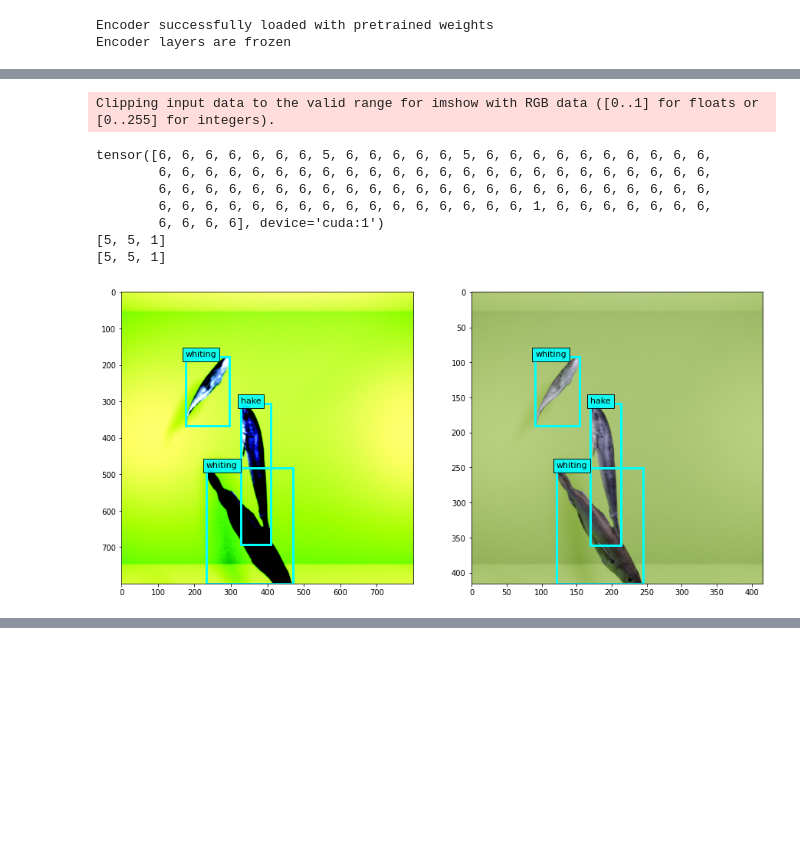
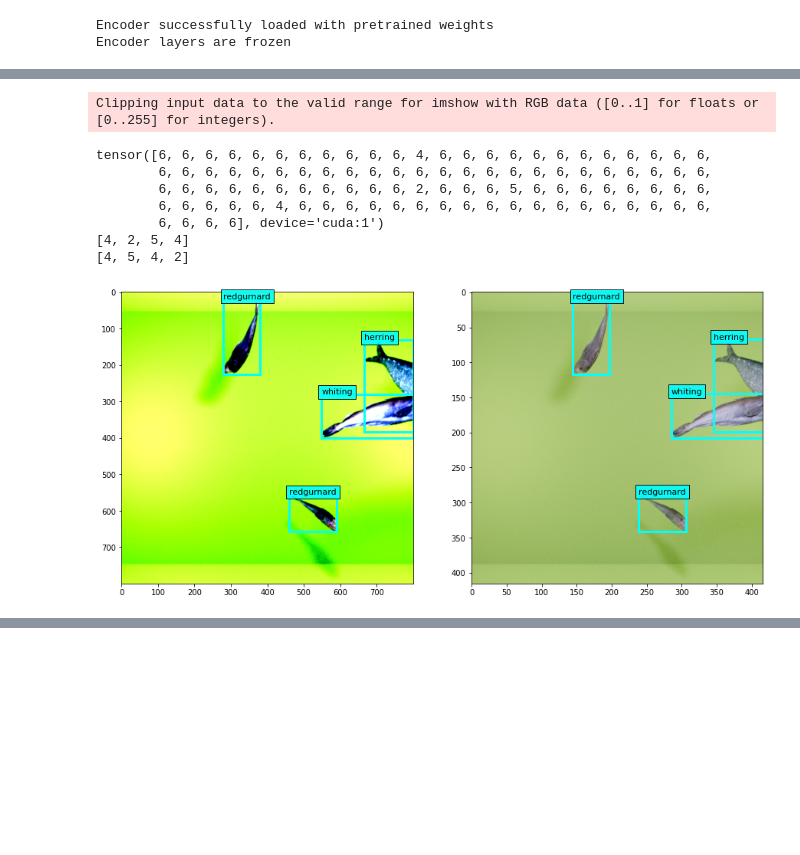
Before and after one commit to Napam/INF399-Master-DeepLearning, a Jupyter notebook: volume/DETRBook-2in1OutTrain.ipynb, the cells around one changed output, grey strips where cells are left out. Drawn from its saved outputs; the diff is of its cells as text; code cells hidden in the pictures.

```diff
--- a/volume/DETRBook-2in1OutTrain.ipynb
+++ b/volume/DETRBook-2in1OutTrain.ipynb
@@ -482,7 +482,7 @@ optimizer = torch.optim.AdamW(model.parameters(), lr=1e-4)
 # optimizer = torch.optim.SGD(model.parameters(), lr=8e-5, momentum=0.001, dampening=0.000001)
 
 BATCH_SIZE = 1
-traingen = TorchStereoDataset(DATASET_DIR, SQL_TABLE, BATCH_SIZE, shuffle=False, imgnrs=range(8,12))
+traingen = TorchStereoDataset(DATASET_DIR, SQL_TABLE, BATCH_SIZE, shuffle=False, imgnrs=range(8,8+8))
 valgen = TorchStereoDataset(DATASET_DIR, SQL_TABLE, BATCH_SIZE, shuffle=False, imgnrs=range(1024,1024+8))
 
 # trainloader = DataLoader(
@@ -623,38 +623,37 @@ def eval_model(model, img: torch.Tensor, classmap: Optional[Mapping[int, str]]=N
 # %%
 def eval_model2(model: nn.Module, img: Image.Image):
     transform = T.Compose([
         T.Resize(800),
         T.ToTensor(),
         T.Normalize([0.485, 0.456, 0.406], [0.229, 0.224, 0.225]),
     ])
 
     img_torch = transform(img).to(device)
 
     model.eval()
     with torch.no_grad():
         output = model(img_torch.unsqueeze(0))
 
     boxes = output['pred_boxes'][0]
     logits = output['pred_logits'][0]
     logits_, boxes_ = postprocess(logits, boxes)
 
-
     plot_results(np.array(img), logits_, boxes_)
 
 def eval_compare_model(model: nn.Module, gen: Iterable, index: int=0, classmap: Optional[Mapping[int, str]]=None):
     x, y = gen[index]
     fig, axes = plt.subplots(1,2,figsize=(15,7))
     eval_model(model, img_handler([x])[0], classmap, axes[0])
     plot_results(x[0][0].cpu().numpy().transpose((1,2,0)), y['labels'], y['boxes'], classmap, axes[1])
 
-eval_compare_model(model, traingen, index=0, classmap=num2name)
+eval_compare_model(model, traingen, index=3, classmap=num2name)
 # %% [output]
 Clipping input data to the valid range for imshow with RGB data ([0..1] for floats or [0..255] for integers).
-tensor([6, 6, 6, 6, 6, 6, 6, 5, 6, 6, 6, 6, 6, 5, 6, 6, 6, 6, 6, 6, 6, 6, 6, 6,
+tensor([6, 6, 6, 6, 6, 6, 6, 6, 6, 6, 6, 4, 6, 6, 6, 6, 6, 6, 6, 6, 6, 6, 6, 6,
         6, 6, 6, 6, 6, 6, 6, 6, 6, 6, 6, 6, 6, 6, 6, 6, 6, 6, 6, 6, 6, 6, 6, 6,
-        6, 6, 6, 6, 6, 6, 6, 6, 6, 6, 6, 6, 6, 6, 6, 6, 6, 6, 6, 6, 6, 6, 6, 6,
-        6, 6, 6, 6, 6, 6, 6, 6, 6, 6, 6, 6, 6, 6, 6, 6, 1, 6, 6, 6, 6, 6, 6, 6,
+        6, 6, 6, 6, 6, 6, 6, 6, 6, 6, 6, 2, 6, 6, 6, 5, 6, 6, 6, 6, 6, 6, 6, 6,
+        6, 6, 6, 6, 6, 4, 6, 6, 6, 6, 6, 6, 6, 6, 6, 6, 6, 6, 6, 6, 6, 6, 6, 6,
         6, 6, 6, 6], device='cuda:1')
-[5, 5, 1]
-[5, 5, 1]
+[4, 2, 5, 4]
+[4, 5, 4, 2]
-[figure, old version]
+[figure, new version]
```
Also changed, not shown: parts of 3 cells of this notebook, 5 other files.
